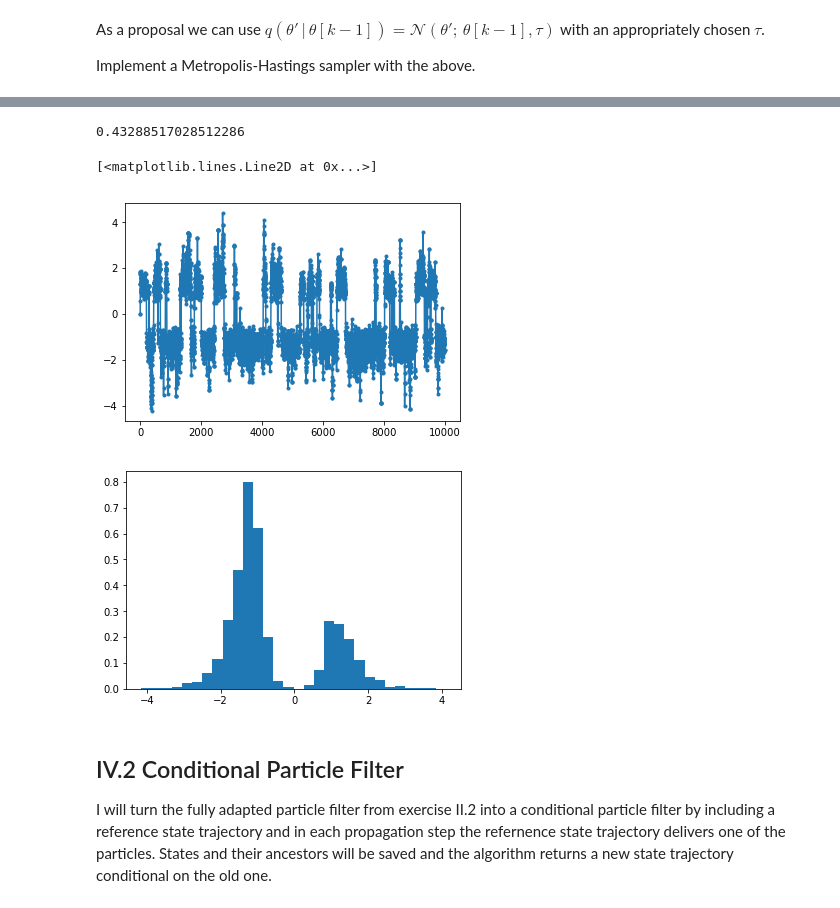
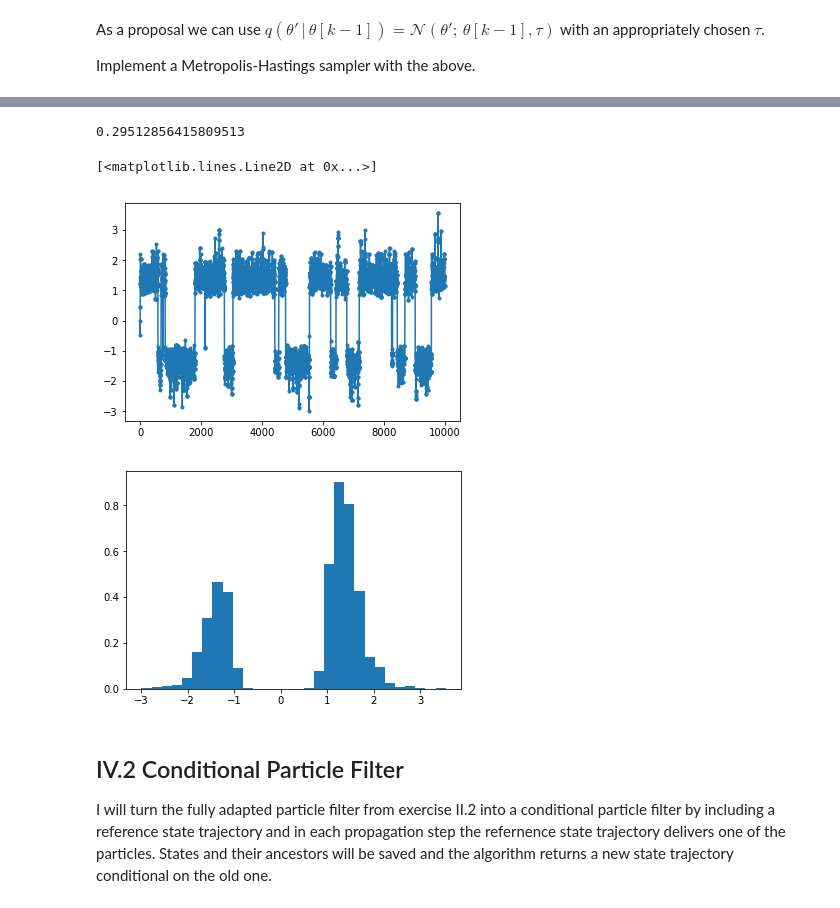
Before and after one commit to cyianor/smc2017, a Jupyter notebook: solutions/code/Python/fheld/exIV.ipynb, the cells around one changed output, grey strips where cells are left out. Cells and saved outputs as stored; diff of their text form; code cells hidden in the pictures.

```diff
--- a/solutions/code/Python/fheld/exIV.ipynb
+++ b/solutions/code/Python/fheld/exIV.ipynb
@@ -102,12 +101,16 @@ Implement a Metropolis-Hastings sampler with the above.
 # %%
 def particle_metropolis_hastings(y, M=10000, N=20, tau=1):
     theta = np.zeros((M + 1,))
-    alphas = np.zeros((M,))
+    alpha = np.zeros((M,))
+    z = np.zeros((M + 1,))
 
     # Initial state
     theta[0] = 0
+    z[0] = log_likelihood_bootstrap_pf(y, N=N, theta=theta[0])
+
     # Iterate the chain
-    for i in tqdm(range(M)):
+    t = tqdm_notebook(range(M))
+    for i in t:
         # Sample a new value
         theta_prop = stats.norm.rvs(theta[i], tau, 1)
         # Sample to be compared to the acceptance probability
@@ -116,20 +119,22 @@ def particle_metropolis_hastings(y, M=10000, N=20, tau=1):
         # Terms in the second part of the acceptance probability -
         # Proposal is symmetric, so terms containing the proposal will
         # cancel each other out
-        num = log_likelihood_bootstrap_pf(y, N=N, theta=theta_prop) + \
-            stats.norm.logpdf(theta_prop)
-        denom = log_likelihood_bootstrap_pf(y, N=N, theta=theta[i]) + \
-            stats.norm.logpdf(theta[i])
+        z_prop = log_likelihood_bootstrap_pf(y, N=N, theta=theta_prop)
+
+        num = z_prop + stats.norm.logpdf(theta_prop)
+        denom = z[i] + stats.norm.logpdf(theta[i])
 
         # Acceptance probability
-        alpha = min(1, np.exp(num - denom))
-        alphas[i] = alpha
+        alpha[i] = min(1, np.exp(num - denom))
+        t.set_postfix({'a_mean':np.mean(alpha[:(i + 1)])})
         # Set next state depending on acceptance probability
-        if u <= alpha:
+        if u <= alpha[i]:
+            z[i + 1] = z_prop
             theta[i + 1] = theta_prop
         else:
+            z[i + 1] = z[i]
             theta[i + 1] = theta[i]
 
-    return theta, alphas
+    return theta, alpha
 # %%
-pars, alphas = particle_metropolis_hastings(ys_sim, M=10000, N=50, tau=0.7)
+theta, alpha = particle_metropolis_hastings(ys_sim, M=10000, N=200, tau=0.8)
@@ -136,18 +145,18 @@ pars, alphas = particle_metropolis_hastings(ys_sim, M=10000, N=50, tau=0.7)
 # %%
-np.mean(alphas)
+np.mean(alpha)
 # %% [output]
-0.43288517028512286
+0.29512856415809513
 # %%
 fig, ax = plt.subplots()
-ax.plot(pars, '.-')
+ax.plot(theta, '.-')
 # %% [output]
 [<matplotlib.lines.Line2D at 0x...>]
-[figure, old version]
+[figure, new version]
 # %%
 fig, ax = plt.subplots()
-ax.hist(pars[3000:], normed=True, bins=30);
+ax.hist(theta[3000:], normed=True, bins=30);
 # %% [output]
-[figure, old version]
+[figure, new version]
 # %% [markdown]
 ## IV.2 Conditional Particle Filter
 
```
Also changed, not shown: parts of 8 cells of this notebook.
